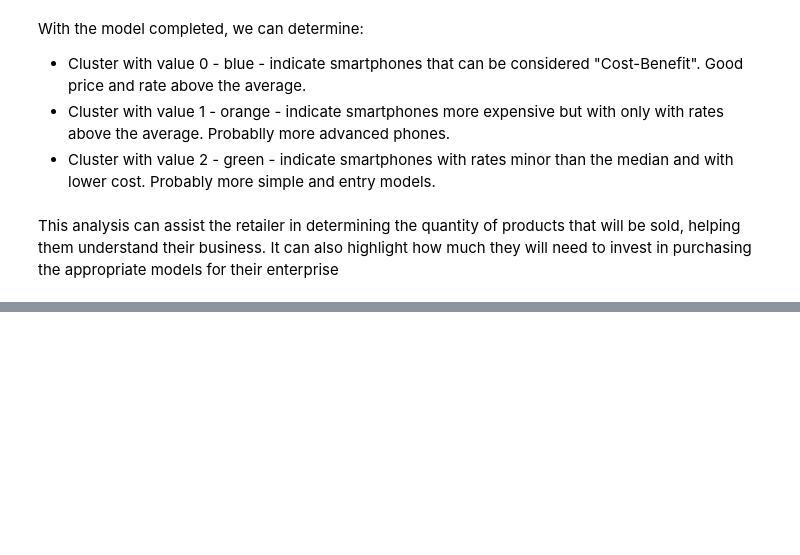
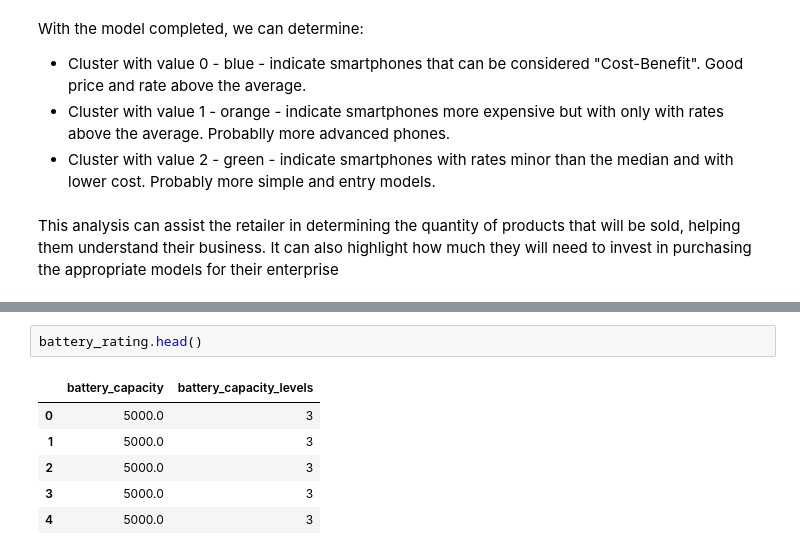
Before and after one commit to vaugsss/DataScience, a Jupyter notebook: Smarpthones_Clustering.ipynb, the cells around one changed output, grey strips where cells are left out. Cells and saved outputs as stored; diff of their text form; blank space fills up the shorter version.

```diff
--- a/Smarpthones_Clustering.ipynb
+++ b/Smarpthones_Clustering.ipynb
@@ -225,0 +313,9 @@ This analysis can assist the retailer in determining the quantity of products th
+# %%
+battery_rating.head()
+# %% [output]
+|  | battery_capacity | battery_capacity_levels |
+| 0 | 5000.0 | 3 |
+| 1 | 5000.0 | 3 |
+| 2 | 5000.0 | 3 |
+| 3 | 5000.0 | 3 |
+| 4 | 5000.0 | 3 |
```
Also changed, not shown: parts of 33 cells of this notebook.
